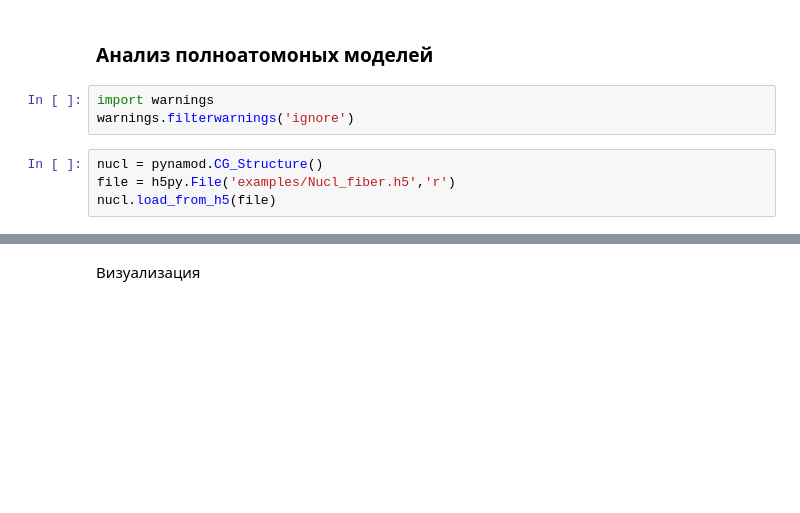
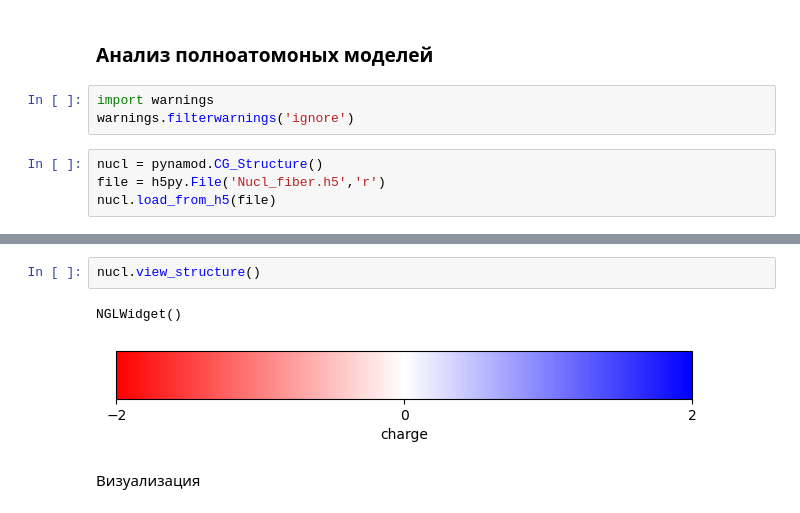
Before and after one commit to intbio/PyNAMod, a Jupyter notebook: examples/Usage_Example.ipynb, the cells around one changed output, grey strips where cells are left out. Saved outputs shown, nothing was run; the diff lists cells and outputs as text; blank space fills up the shorter version.

```diff
--- a/examples/Usage_Example.ipynb
+++ b/examples/Usage_Example.ipynb
@@ -21,5 +31,5 @@ import warnings
 warnings.filterwarnings('ignore')
 # %%
 nucl = pynamod.CG_Structure()
-file = h5py.File('examples/Nucl_fiber.h5','r')
+file = h5py.File('Nucl_fiber.h5','r')
 nucl.load_from_h5(file)
@@ -26,3 +49,8 @@ nucl.load_from_h5(file)
+# %%
+nucl.view_structure()
+# %% [output]
+NGLWidget()
+[figure, added]
 # %% [markdown]
 Визуализация
 # %%
```
Also changed, not shown: parts of 4 cells of this notebook, 8 other files.
